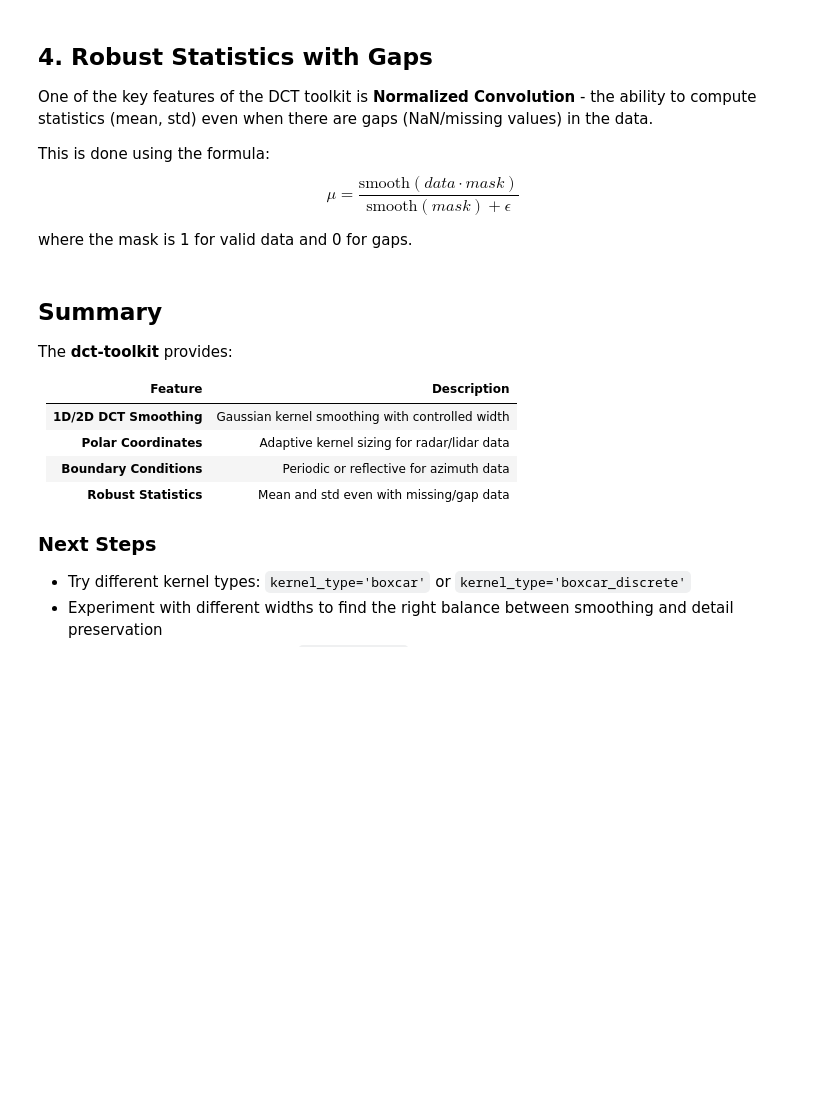
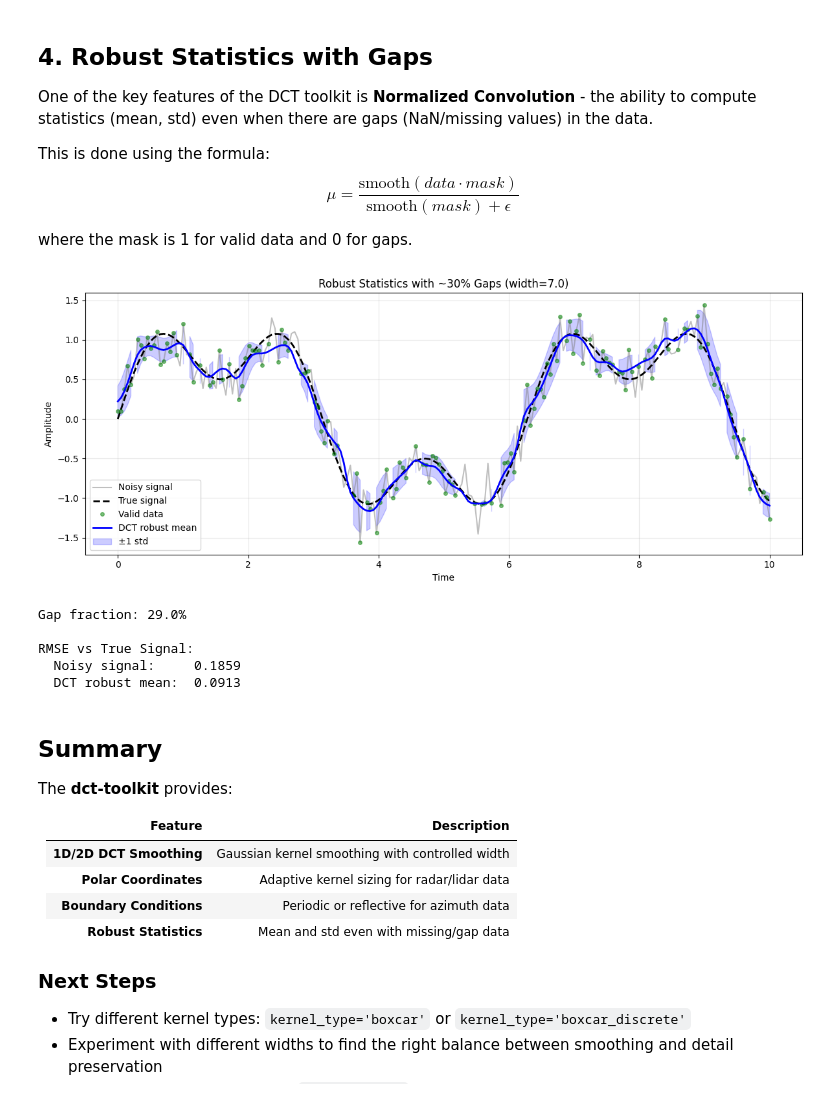
Before and after one commit to JValdivia23/dct-toolkit, a Jupyter notebook: notebooks/01_getting_started.ipynb, the cells around one changed output. Saved outputs shown, nothing was run; the diff lists cells and outputs as text; code cells hidden in the pictures; blank space fills up the shorter version.

```diff
--- a/notebooks/01_getting_started.ipynb
+++ b/notebooks/01_getting_started.ipynb
@@ -283,31 +284,38 @@ mask = np.random.rand(len(t)) > 0.3
 data_with_gaps = noisy_signal.copy()
 data_with_gaps[~mask] = np.nan
 
 # Compute robust statistics
 width = 7.0
-robust_mean = dct.dct_mean(data_with_gaps, width=width)
+robust_mean = dct.dct_mean(data_with_gaps, width=width, restore_input_nan=False)
 robust_std = dct.dct_std(data_with_gaps, width=width)
 
 # Compare with simple numpy mean (which ignores gaps)
 numpy_mean = np.nanmean(noisy_signal)
 
 # Plot
 fig, ax = plt.subplots(figsize=(12, 5))
 ax.plot(t, noisy_signal, 'gray', alpha=0.5, label='Noisy signal')
 ax.plot(t, true_signal, 'k--', linewidth=2, label='True signal')
 ax.plot(t[mask], noisy_signal[mask], 'o', markersize=4, color='green', alpha=0.5, label='Valid data')
 ax.plot(t, robust_mean, 'b', linewidth=2, label='DCT robust mean')
 ax.fill_between(t, robust_mean - robust_std, robust_mean + robust_std,
                 alpha=0.2, color='blue', label='±1 std')
 ax.set_xlabel('Time')
 ax.set_ylabel('Amplitude')
 ax.set_title(f'Robust Statistics with ~30% Gaps (width={width})')
 ax.legend()
 ax.grid(True, alpha=0.3)
 plt.tight_layout()
 plt.show()
 
 print(f"Gap fraction: {np.sum(~mask) / len(mask):.1%}")
 print(f"\nRMSE vs True Signal:")
 print(f"  Noisy signal:     {np.sqrt(np.mean((noisy_signal - true_signal)**2)):.4f}")
 print(f"  DCT robust mean:  {np.sqrt(np.mean((robust_mean - true_signal)**2)):.4f}")
+# %% [output]
+[figure, added]
+Gap fraction: 29.0%
+
+RMSE vs True Signal:
+  Noisy signal:     0.1859
+  DCT robust mean:  0.0913
```
Also changed, not shown: parts of 7 cells of this notebook.
